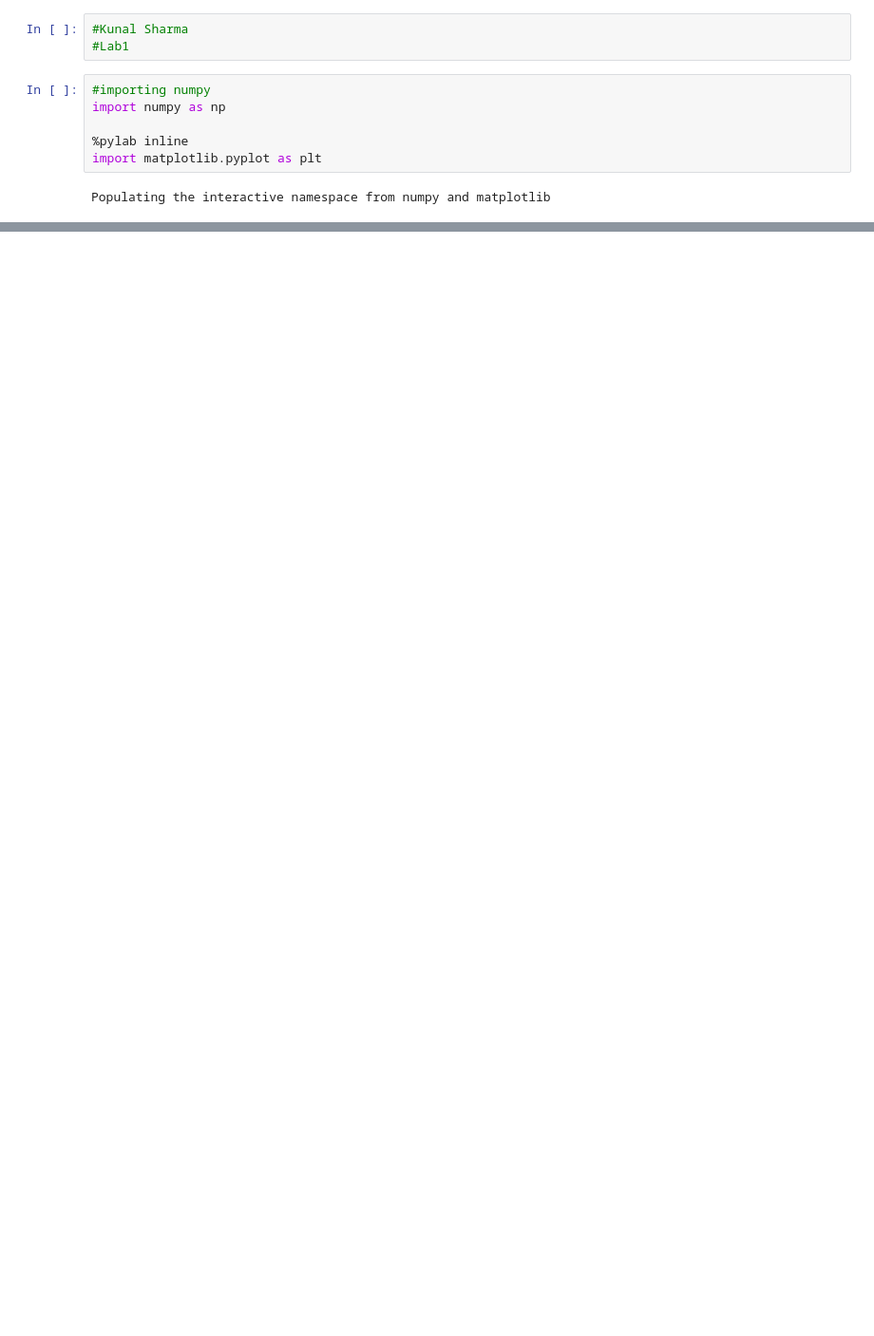
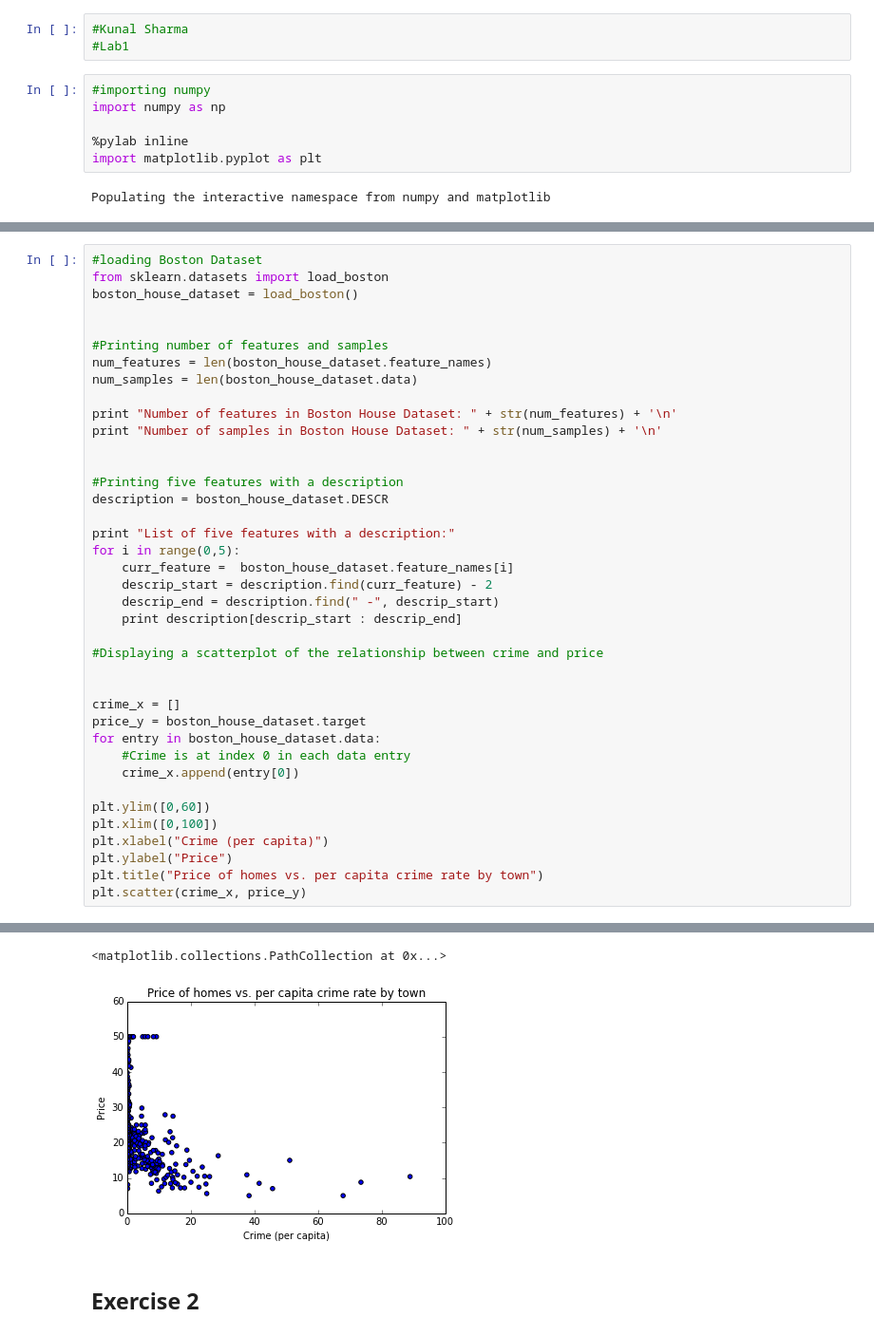
Before and after one commit to kunals1994/datascience-fall14, a Jupyter notebook: lab1/lab1_submssion.ipynb, the cells around one changed output, grey strips where cells are left out. Shown at 95% size. Cells and saved outputs as stored; diff of their text form; blank space fills up the shorter version.

```diff
--- a/lab1/lab1_submssion.ipynb
+++ b/lab1/lab1_submssion.ipynb
@@ -17,0 +14,40 @@ ImportError: No module named sklearn.datasets
+# %%
+#loading Boston Dataset
+from sklearn.datasets import load_boston
+boston_house_dataset = load_boston()
+
+
+#Printing number of features and samples
+num_features = len(boston_house_dataset.feature_names)
+num_samples = len(boston_house_dataset.data)
+
+print "Number of features in Boston House Dataset: " + str(num_features) + '\n'
+print "Number of samples in Boston House Dataset: " + str(num_samples) + '\n'
+
+
+#Printing five features with a description
+description = boston_house_dataset.DESCR
+
+print "List of five features with a description:"
+for i in range(0,5):
+    curr_feature =  boston_house_dataset.feature_names[i]
+    descrip_start = description.find(curr_feature) - 2
+    descrip_end = description.find(" -", descrip_start)
+    print description[descrip_start : descrip_end]
+
+#Displaying a scatterplot of the relationship between crime and price
+
+
+crime_x = []
+price_y = boston_house_dataset.target
+for entry in boston_house_dataset.data:
+    #Crime is at index 0 in each data entry
+    crime_x.append(entry[0])
+
+plt.ylim([0,60])
+plt.xlim([0,100])
+plt.xlabel("Crime (per capita)")
+plt.ylabel("Price")
+plt.title("Price of homes vs. per capita crime rate by town")
+plt.scatter(crime_x, price_y)
+# %% [output]
@@ -17,0 +68,4 @@ ImportError: No module named sklearn.datasets
+<matplotlib.collections.PathCollection at 0x...>
+[figure, added]
+# %% [markdown]
+<h2> Exercise 2 </h2>
```
Also changed, not shown: parts of 41 cells of this notebook.
